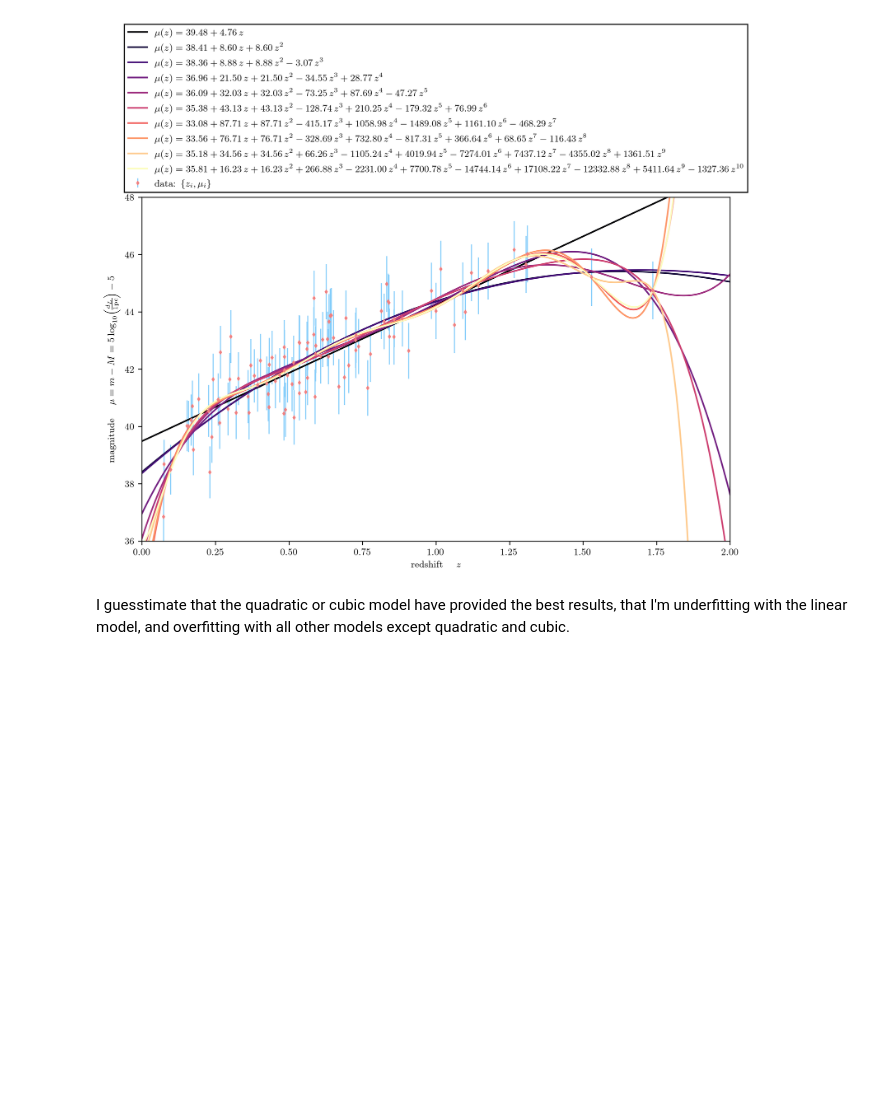
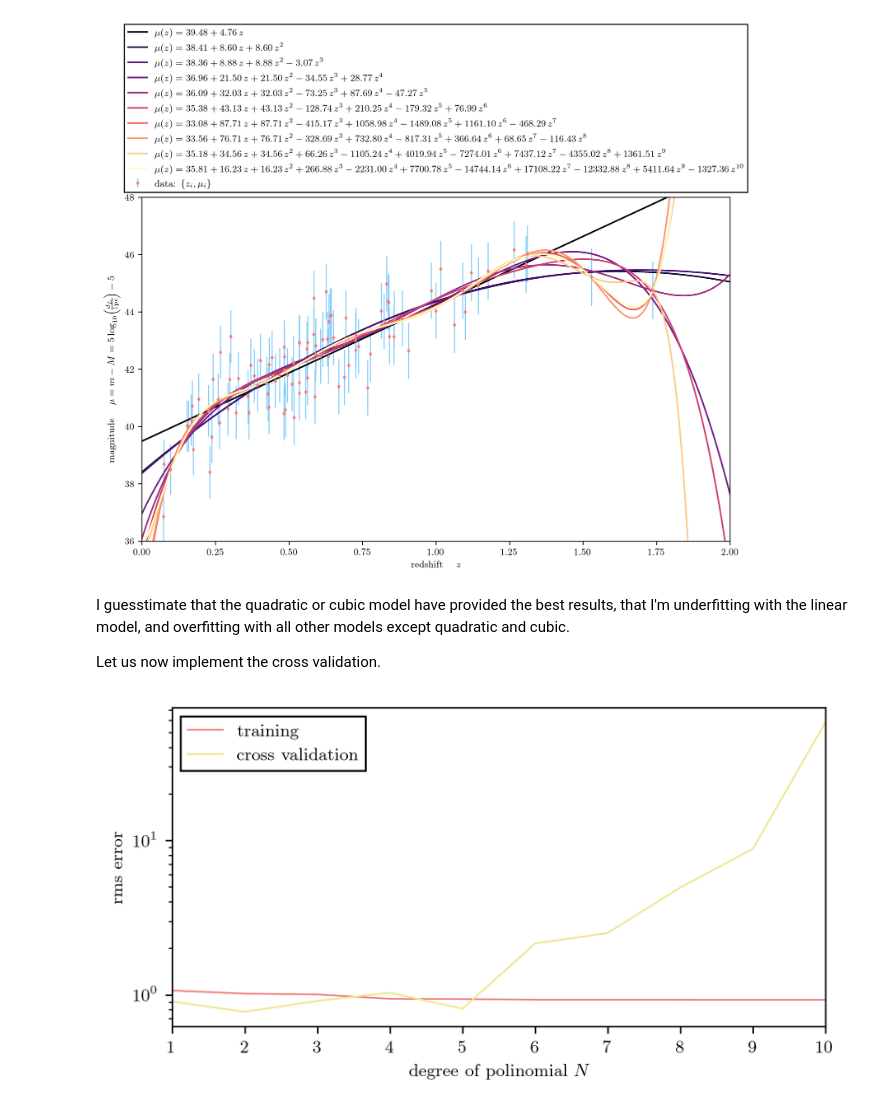
Before and after one commit to Andrea-Pierini/astrostatistics_bicocca_2022-1, a Jupyter notebook: working/L17.ipynb, the cells around one changed output. Saved outputs shown, nothing was run; the diff lists cells and outputs as text; code cells hidden in the pictures; blank space fills up the shorter version.

```diff
--- a/working/L17.ipynb
+++ b/working/L17.ipynb
@@ -124,4 +134,8 @@ for i in range(10):
 # %%
+#-------------------------------------------------------------------------
+# plot the results of the first quick fit on the entire dataset for all the models
+#-------------------------------------------------------------------------
+
 fig , ax = plt.subplots(figsize=(10,6))
 
 ax.errorbar(z_sample, mu_sample, dmu, color='lightcoral', marker='d', markersize=2, ecolor='lightskyblue', ls='', lw=1, label='data: $\{z_i, \mu_i\}$')
@@ -131,10 +145,75 @@ ax.set_xlim(0,2)
 ax.set_ylim(36,48)
 
 for i in range(10):
-    ax.plot(z_test, mu_pred[i], color=color1ist[i] , label=labels_nums[i])   #, color='khaki', alpha=1-i/(12)
+    ax.plot(z_grid, mu_pred[i], color=color1ist[i] , label=labels_nums[i])   #, color='khaki', alpha=1-i/(12)
 
 _ = ax.legend(frameon=True, framealpha=1, fancybox=False, edgecolor='black', loc='lower center',bbox_to_anchor=(0.5,1.0)) #,bbox_to_anchor=(0.75,0))
+
+#-------------------------------------------------------------------------
 # %% [output]
 [figure]
 # %% [markdown]
 I guesstimate that the quadratic or cubic model have provided the best results, that I'm underfitting with the linear model, and overfitting with all other models except quadratic and cubic.
+
+Let us now implement the cross validation.
+# %%
+#-------------------------------------------------------------------------
+# split the dataset ONCE for the first Cross Validation implementation
+#-------------------------------------------------------------------------
+
+z_train, z_test, mu_train, mu_test, dmu_train, dmu_test = train_test_split(z_sample, mu_sample, dmu, test_size=0.5)
+
+#-------------------------------------------------------------------------
+# %%
+#-------------------------------------------------------------------------
+# implement the Cross Validation routine and run it once
+#-------------------------------------------------------------------------
+
+N_train = len(z_train)
+N_test  = len(z_test)
+
+pol_degrees = range(1,11)
+pol_regr = []
+
+for d in pol_degrees:
+    pol_regr.append(PolynomialRegression(d))
+
+training_err = np.zeros(len(pol_degrees))
+crossval_err = np.zeros(len(pol_degrees))
+
+theta_train = []
+mu_grid_train = []
+
+for i in range(10):
+
+    pol_regr[i].fit(z_train[:,np.newaxis], mu_train, dmu_train)
+
+    theta_i = pol_regr[i].coef_
+    theta_train.append(theta_i)
+
+    mu_grid_i = pol_regr[i].predict(z_grid[:,np.newaxis])
+    mu_grid_train.append(mu_grid_i)
+
+    mu_train_i = pol_regr[i].predict(z_train[:,np.newaxis])
+    mu_test_i  = pol_regr[i].predict(z_test[:,np.newaxis])
+
+    training_err[i] = np.sqrt( np.sum( (mu_train_i - mu_train)**2 / N_train) )
+    crossval_err[i] = np.sqrt( np.sum( (mu_test_i  - mu_test)**2  / N_test) )
+
+fig , ax = plt.subplots(figsize=(6,3))
+
+ax.plot(pol_degrees, training_err, lw=0.85, color='lightcoral', label='training')
+ax.plot(pol_degrees, crossval_err, lw=0.85, color='khaki', label='cross validation')
+ax.set_xlabel(r'degree of polinomial $N$')
+ax.set_ylabel('rms error')
+ax.set_xlim(1,10)
+ax.set_yscale('log')
+
+_ = ax.legend(frameon=True, framealpha=1, fancybox=False, edgecolor='black', loc=2)
+
+# BIC_train = np.sqrt(N_train) * training_err / dmu_train + pol_degrees * np.log(N_train)
+# BIC_crossval = np.sqrt(N_train) * crossval_err / dmu_train + pol_degrees * np.log(N_train)
+
+#-------------------------------------------------------------------------
+# %% [output]
+[figure, added]
```
Also changed, not shown: parts of 12 cells of this notebook.
